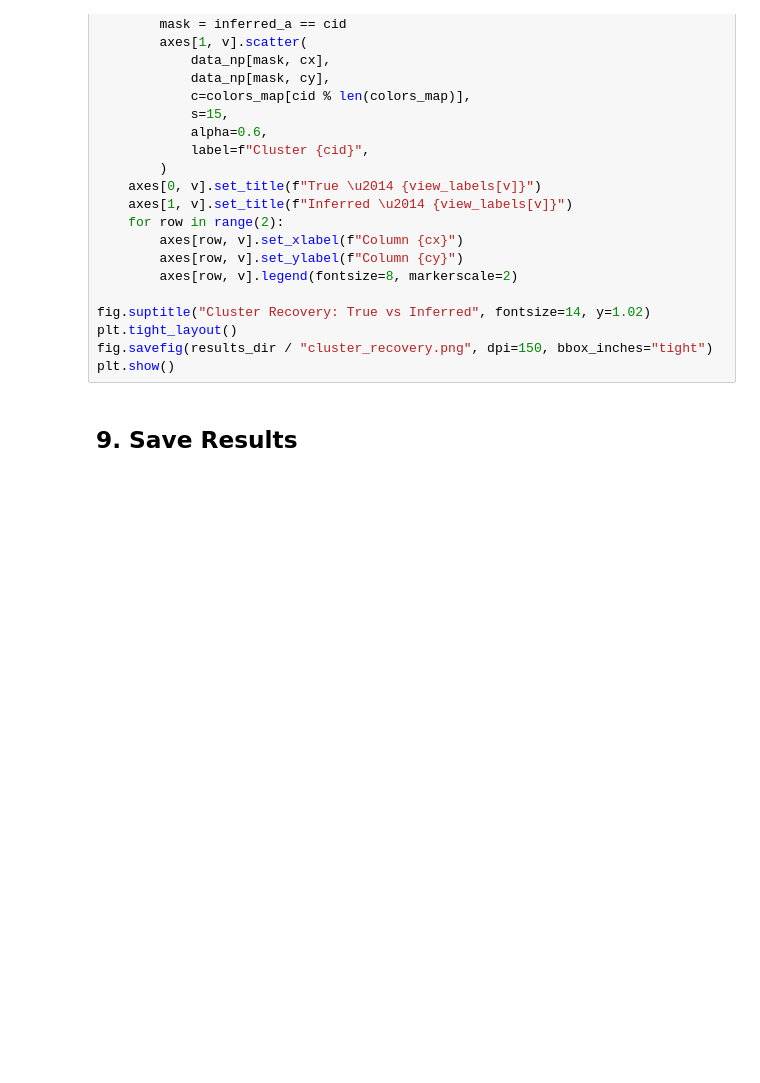
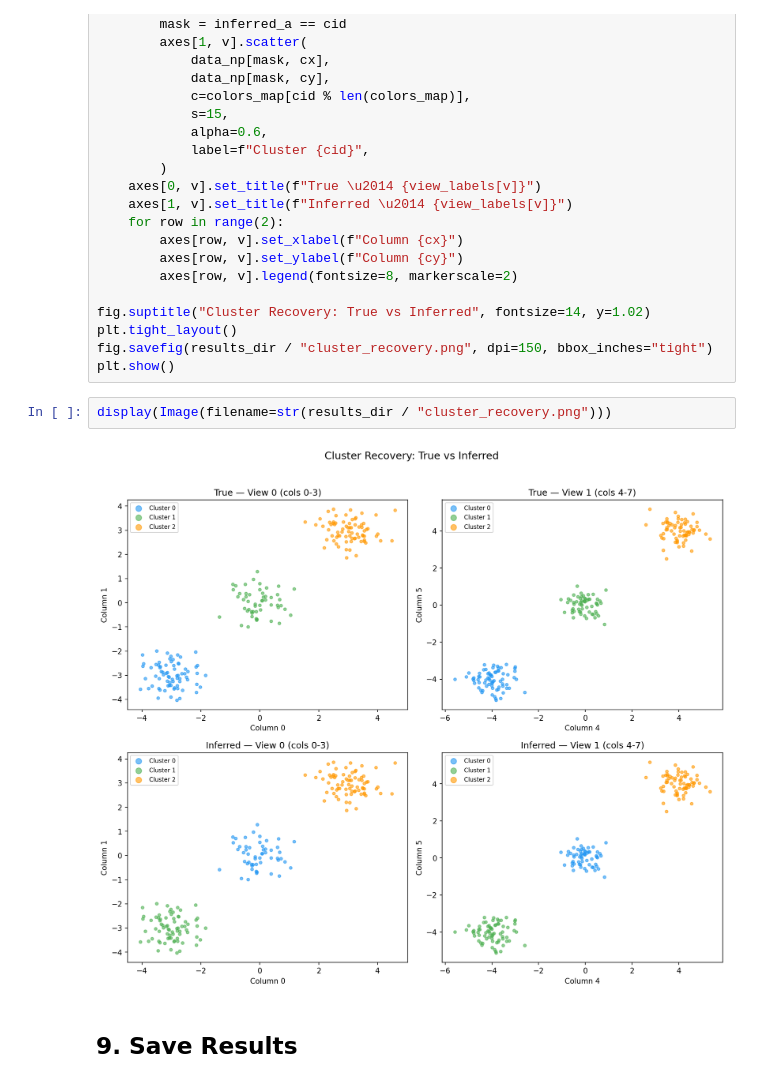
Before and after one commit to sambhal-labs/jaxcross, a Jupyter notebook: benchmarks/paper_synthetic_benchmark.ipynb, the cells around one changed output. Saved outputs shown, nothing was run; the diff lists cells and outputs as text; blank space fills up the shorter version.

```diff
--- a/benchmarks/paper_synthetic_benchmark.ipynb
+++ b/benchmarks/paper_synthetic_benchmark.ipynb
@@ -317,6 +390,10 @@ fig.suptitle("Cluster Recovery: True vs Inferred", fontsize=14, y=1.02)
 plt.tight_layout()
 fig.savefig(results_dir / "cluster_recovery.png", dpi=150, bbox_inches="tight")
 plt.show()
+# %%
+display(Image(filename=str(results_dir / "cluster_recovery.png")))
+# %% [output]
+[figure, added]
 # %% [markdown]
 ## 9. Save Results
 # %%
```
Also changed, not shown: parts of 8 cells of this notebook, 6 other files.
